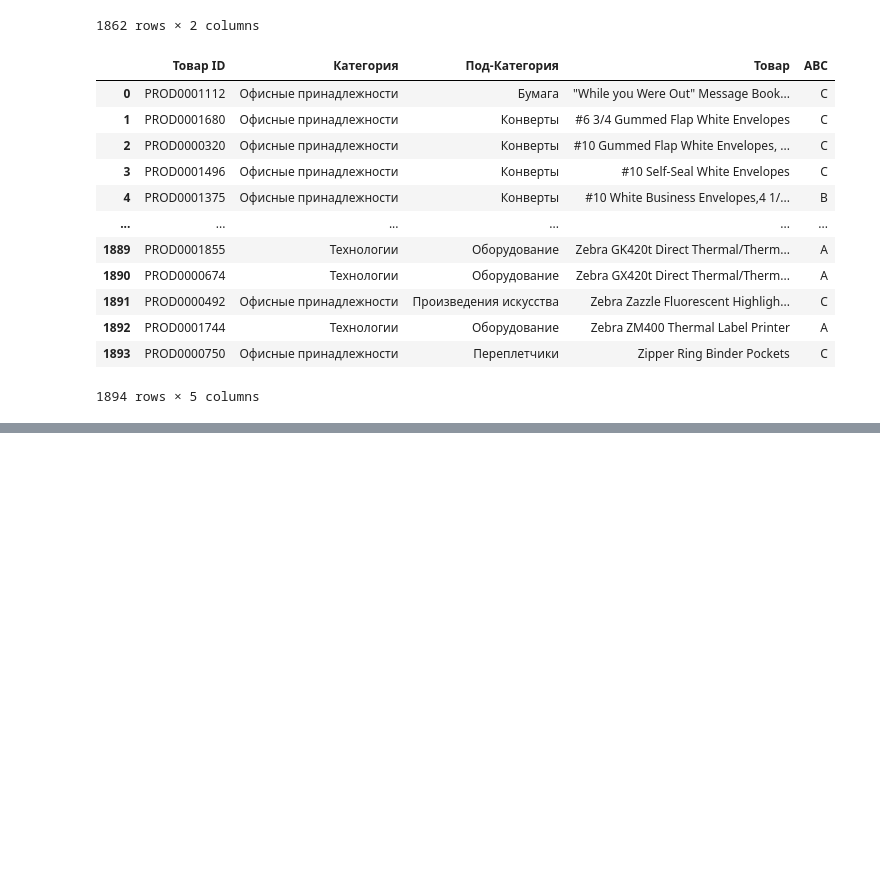
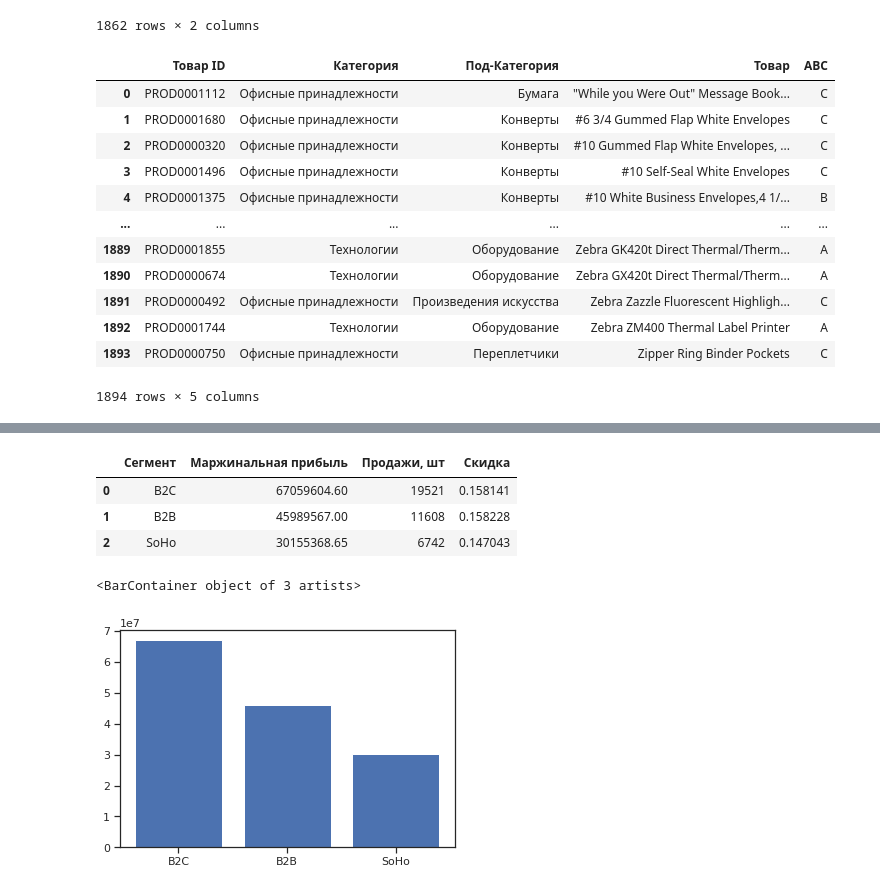
Before and after one commit to OctoBus177/Krok_data_analyses, a Jupyter notebook: all.ipynb, the cells around one changed output, grey strips where cells are left out. Cells and saved outputs as stored; diff of their text form; code cells hidden in the pictures; blank space fills up the shorter version.

Commit message:
add segmentation client

```diff
--- a/all.ipynb
+++ b/all.ipynb
@@ -679,0 +692,3 @@ sns.pairplot(df_sales_analysis,hue='ABC')
+# %%
+df_bussines_sales = pd.merge(df_part, df_sales, how = 'right', on = 'Контрагент ID')
+df_bussines_sales
@@ -679,0 +709,20 @@ sns.pairplot(df_sales_analysis,hue='ABC')
+# %%
+df_segment = pd.pivot_table(df_bussines_sales,index = ['Сегмент'], aggfunc= {
+ 'Маржинальная прибыль':np.sum,
+    'Продажи, шт':np.sum,
+    'Скидка':np.median
+})
+df_segment.sort_values(by='Маржинальная прибыль', ascending=False, inplace= True)
+df_segment.reset_index(inplace=True)
+df_segment
+# %% [output]
+|  | Сегмент | Маржинальная прибыль | Продажи, шт | Скидка |
+| 0 | B2C | 67059604.60 | 19521 | 0.158141 |
+| 1 | B2B | 45989567.00 | 11608 | 0.158228 |
+| 2 | SoHo | 30155368.65 | 6742 | 0.147043 |
+# %%
+fig, graphic = plt.subplots()
+graphic.bar(df_segment['Сегмент'], df_segment['Маржинальная прибыль'])
+# %% [output]
+<BarContainer object of 3 artists>
+[figure, added]
```
Also changed, not shown: parts of 25 cells of this notebook, 2 other files.
